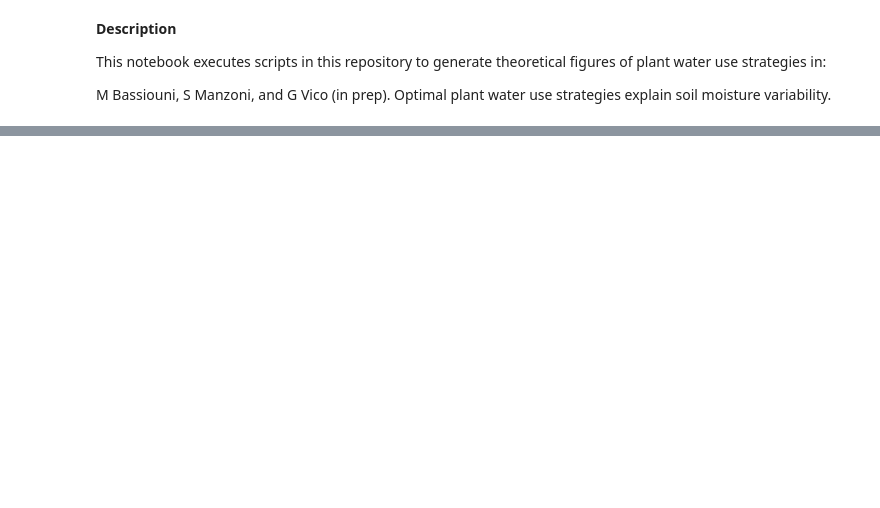
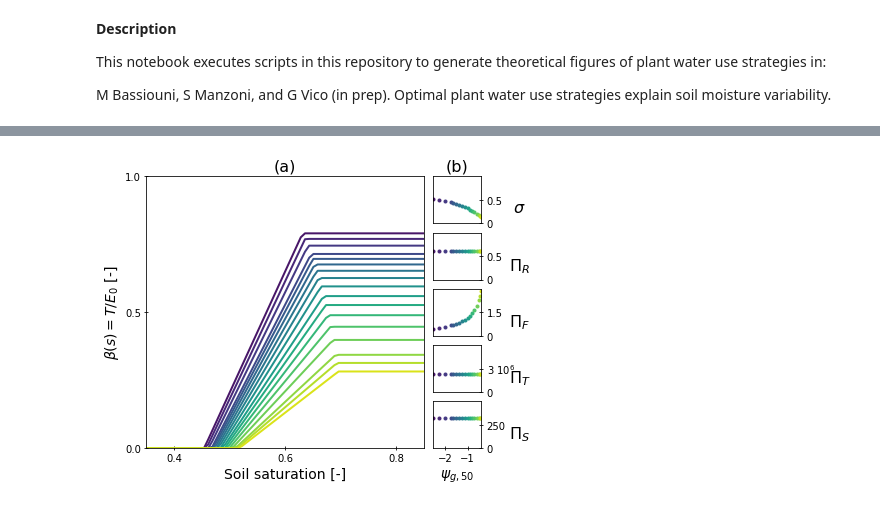
Before and after one commit to maoyab/OWUS, a Jupyter notebook: WUE_theory.ipynb, the cells around one changed output, grey strips where cells are left out. Saved outputs shown, nothing was run; the diff lists cells and outputs as text; code cells hidden in the pictures; blank space fills up the shorter version.

```diff
--- a/WUE_theory.ipynb
+++ b/WUE_theory.ipynb
@@ -25,0 +35,5 @@ plot_Pg50_range(params, pgtest, 'Pg50', '$\psi_{g,50}$', legend=0, cmap ='viridi
+# %%
+params = get_baseline_params()
+plot_SI_pi_range_s(params, pgtest, 'Pg50', '$\psi_{g,50}$', 'PiF', cmap ='viridis')
+# %% [output]
+[figure, added]
```
Also changed, not shown: parts of 20 cells of this notebook, 10 other files.
